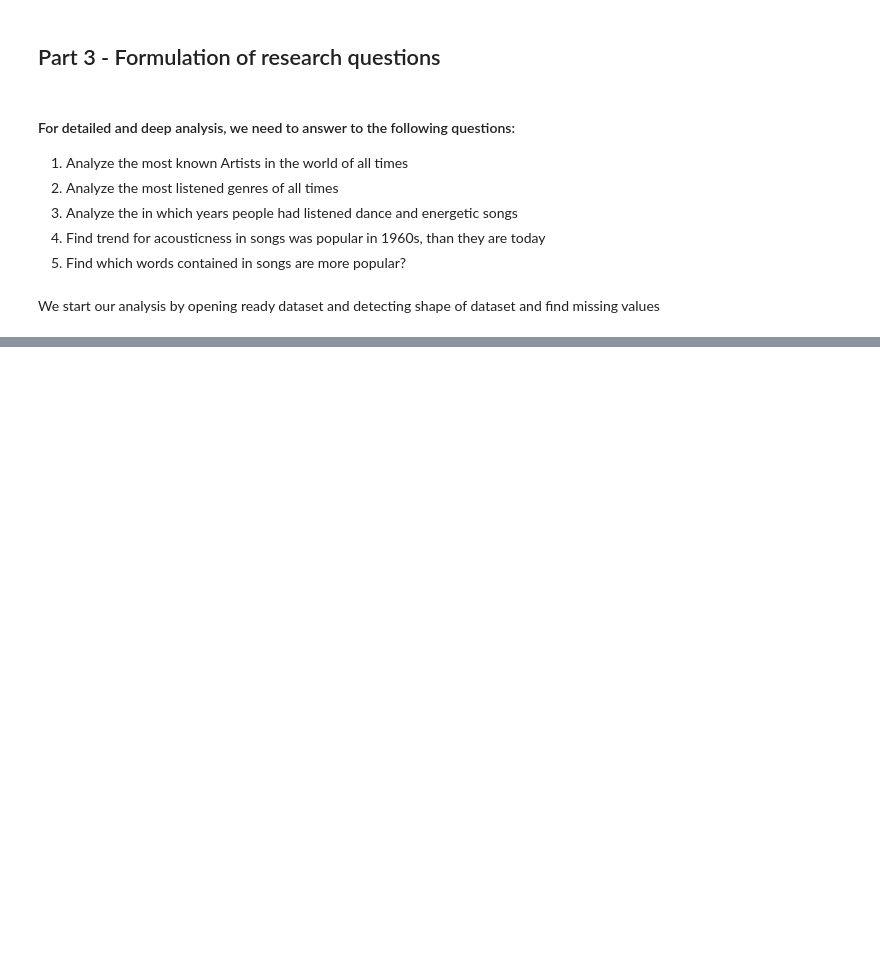
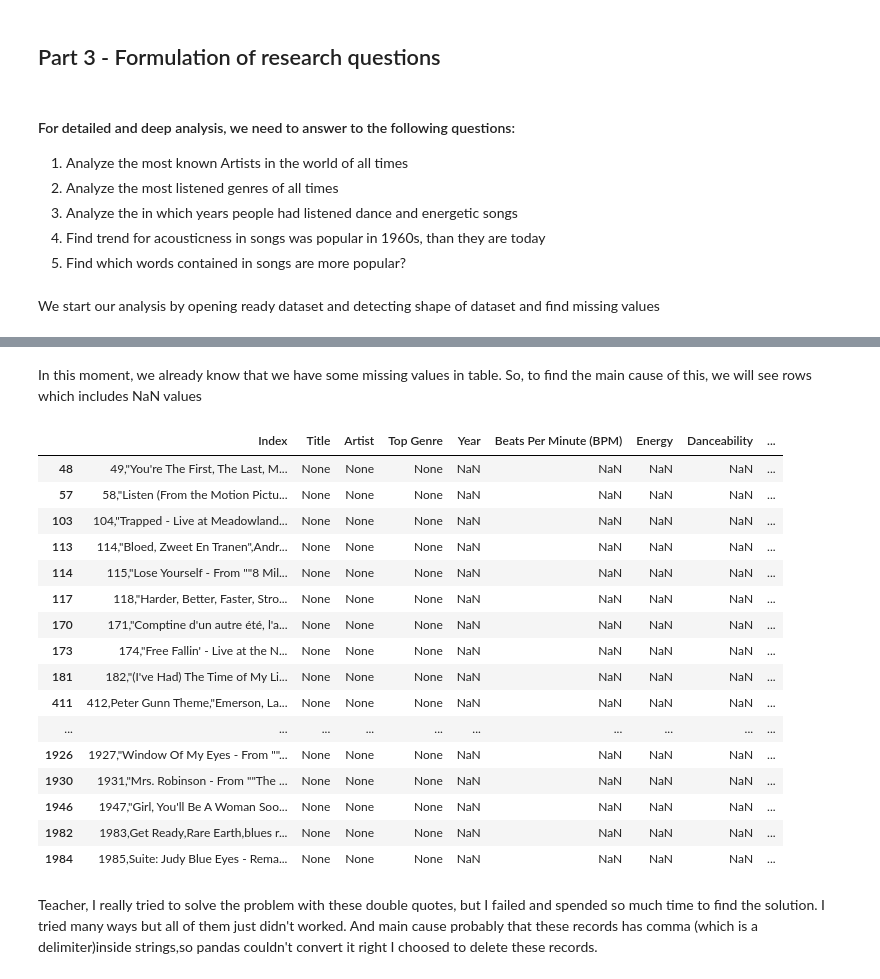
Before and after one commit to Sabina-Karenkina/Analysis-Spotify-Top-2000, a Jupyter notebook: ProjectIDA.ipynb, the cells around one changed output, grey strips where cells are left out. Cells and saved outputs as stored; diff of their text form; code cells hidden in the pictures; blank space fills up the shorter version.

```diff
--- a/ProjectIDA.ipynb
+++ b/ProjectIDA.ipynb
@@ -74,0 +129,31 @@ top.shape
+# %% [markdown]
+In this moment, we already know that we have some missing values in table.
+So, to find the main cause of this, we will see rows which includes NaN values
+# %%
+# creating bool series True for NaN values
+is_title_null = pd.isnull(top["Artist"])
+
+# displaying data only with Gender = NaN
+top[is_title_null]
+# %% [output]
+|  | Index | Title | Artist | Top Genre | Year | Beats Per Minute (BPM) | Energy | Danceability | ... |
+| 48 | 49,"You're The First, The Last, M... | None | None | None | NaN | NaN | NaN | NaN | ... |
+| 57 | 58,"Listen (From the Motion Pictu... | None | None | None | NaN | NaN | NaN | NaN | ... |
+| 103 | 104,"Trapped - Live at Meadowland... | None | None | None | NaN | NaN | NaN | NaN | ... |
+| 113 | 114,"Bloed, Zweet En Tranen",Andr... | None | None | None | NaN | NaN | NaN | NaN | ... |
+| 114 | 115,"Lose Yourself - From ""8 Mil... | None | None | None | NaN | NaN | NaN | NaN | ... |
+| 117 | 118,"Harder, Better, Faster, Stro... | None | None | None | NaN | NaN | NaN | NaN | ... |
+| 170 | 171,"Comptine d'un autre été, l'a... | None | None | None | NaN | NaN | NaN | NaN | ... |
+| 173 | 174,"Free Fallin' - Live at the N... | None | None | None | NaN | NaN | NaN | NaN | ... |
+| 181 | 182,"(I've Had) The Time of My Li... | None | None | None | NaN | NaN | NaN | NaN | ... |
+| 411 | 412,Peter Gunn Theme,"Emerson, La... | None | None | None | NaN | NaN | NaN | NaN | ... |
+| ... | ... | ... | ... | ... | ... | ... | ... | ... | ... |
+| 1926 | 1927,"Window Of My Eyes - From ""... | None | None | None | NaN | NaN | NaN | NaN | ... |
+| 1930 | 1931,"Mrs. Robinson - From ""The ... | None | None | None | NaN | NaN | NaN | NaN | ... |
+| 1946 | 1947,"Girl, You'll Be A Woman Soo... | None | None | None | NaN | NaN | NaN | NaN | ... |
+| 1982 | 1983,Get Ready,Rare Earth,blues r... | None | None | None | NaN | NaN | NaN | NaN | ... |
+| 1984 | 1985,Suite: Judy Blue Eyes - Rema... | None | None | None | NaN | NaN | NaN | NaN | ... |
+# %% [markdown]
+Teacher, I really tried to solve the problem with these double quotes, but I failed and spended so much time to find the solution. I tried many ways but all of them just didn't worked.
+And main cause probably that these records has comma (which is a delimiter)inside strings,so pandas couldn't convert it right
+I choosed to delete these records.
```
Also changed, not shown: parts of 12 cells of this notebook.
